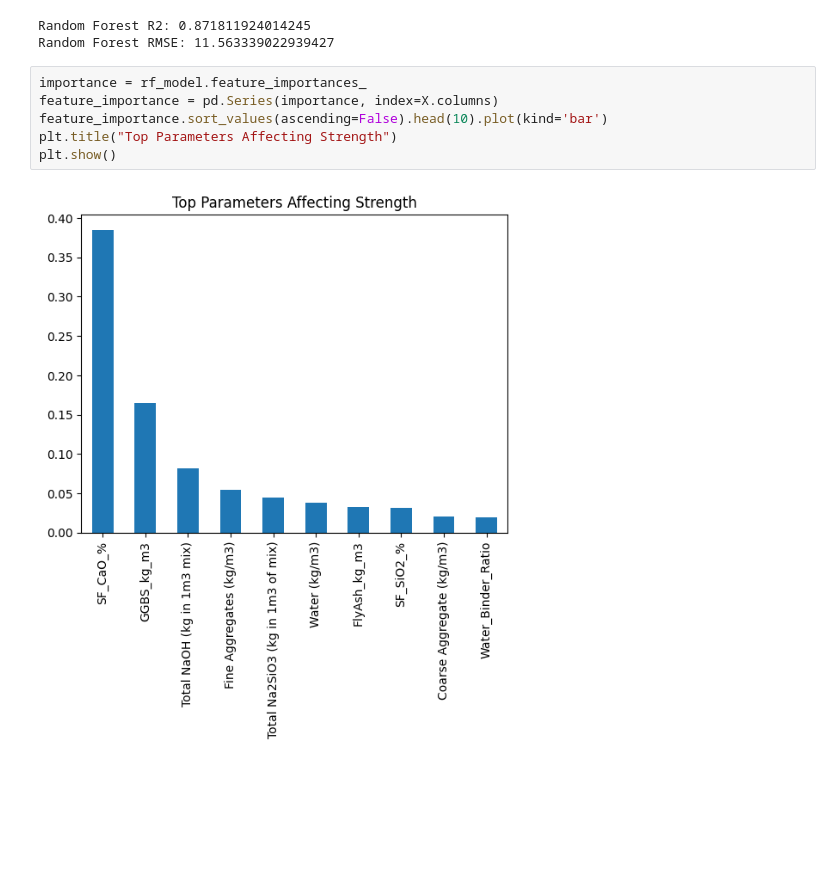
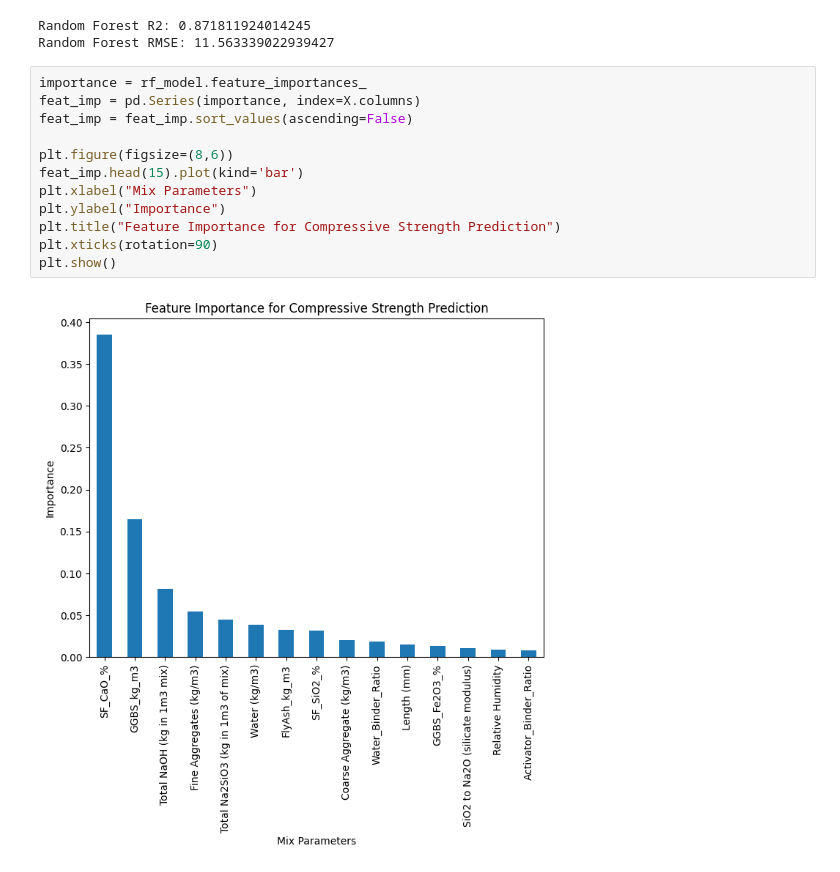
Before and after one commit to Prayash1432/Capstone-Final, a Jupyter notebook: Code.ipynb, the cells around one changed output. Drawn from its saved outputs; the diff is of its cells as text; blank space fills up the shorter version.

```diff
--- a/Code.ipynb
+++ b/Code.ipynb
@@ -534,9 +513,15 @@ Random Forest R2: 0.871811924014245
 Random Forest RMSE: 11.563339022939427
 # %%
 importance = rf_model.feature_importances_
-feature_importance = pd.Series(importance, index=X.columns)
-feature_importance.sort_values(ascending=False).head(10).plot(kind='bar')
-plt.title("Top Parameters Affecting Strength")
+feat_imp = pd.Series(importance, index=X.columns)
+feat_imp = feat_imp.sort_values(ascending=False)
+
+plt.figure(figsize=(8,6))
+feat_imp.head(15).plot(kind='bar')
+plt.xlabel("Mix Parameters")
+plt.ylabel("Importance")
+plt.title("Feature Importance for Compressive Strength Prediction")
+plt.xticks(rotation=90)
 plt.show()
 # %% [output]
-[figure, old version]
+[figure, new version]
```
Also changed, not shown: parts of 13 cells of this notebook.
